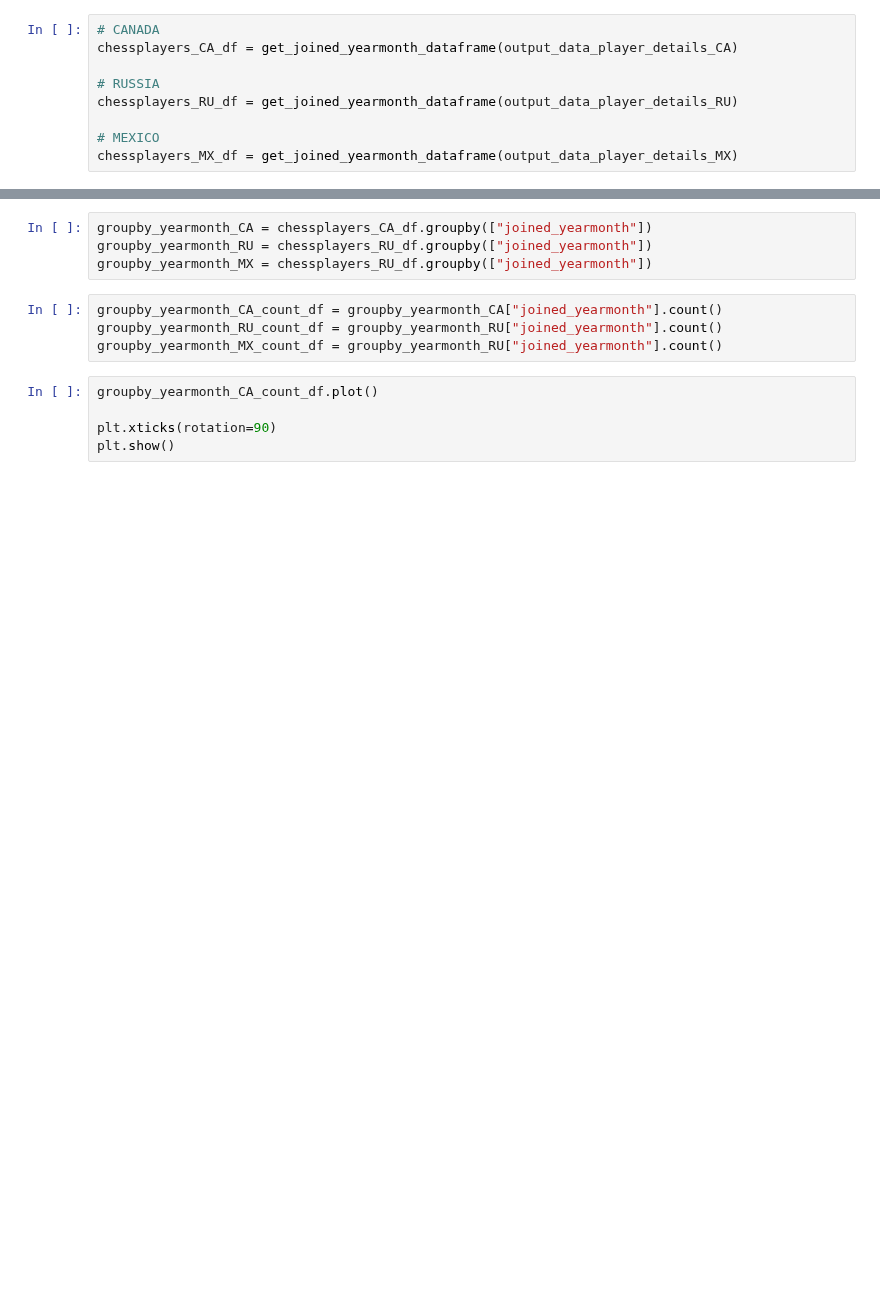
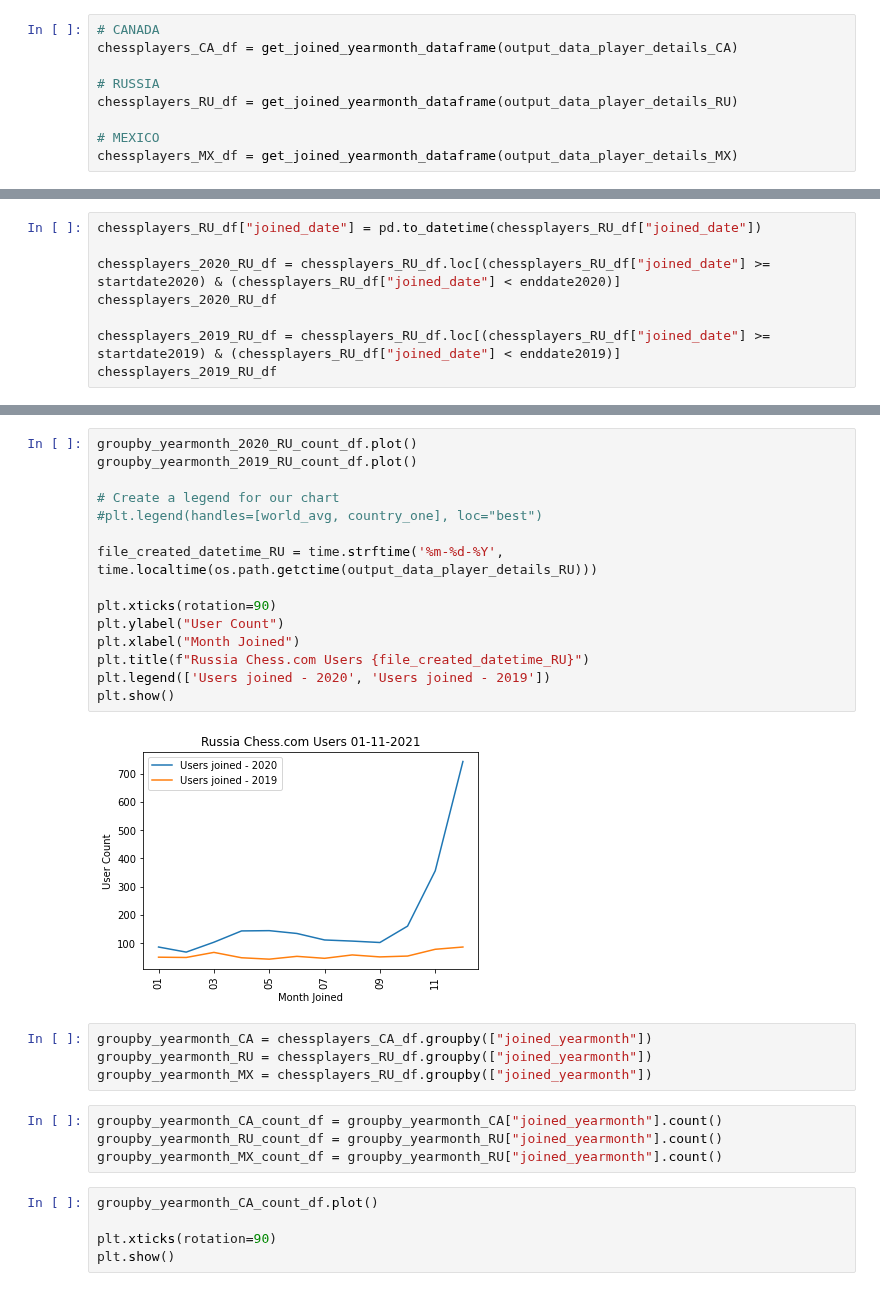
Before and after one commit to melissamonroe/who-plays-chess, a Jupyter notebook: ChessDetailsPy.ipynb, the cells around one changed output, grey strips where cells are left out. Drawn from its saved outputs; the diff is of its cells as text; blank space fills up the shorter version.

```diff
--- a/ChessDetailsPy.ipynb
+++ b/ChessDetailsPy.ipynb
@@ -41,0 +79,8 @@ chessplayers_MX_df = get_joined_yearmonth_dataframe(output_data_player_details_M
+# %%
+chessplayers_RU_df["joined_date"] = pd.to_datetime(chessplayers_RU_df["joined_date"])
+
+chessplayers_2020_RU_df = chessplayers_RU_df.loc[(chessplayers_RU_df["joined_date"] >= startdate2020) & (chessplayers_RU_df["joined_date"] < enddate2020)]
+chessplayers_2020_RU_df
+
+chessplayers_2019_RU_df = chessplayers_RU_df.loc[(chessplayers_RU_df["joined_date"] >= startdate2019) & (chessplayers_RU_df["joined_date"] < enddate2019)]
+chessplayers_2019_RU_df
@@ -42,3 +130,20 @@ chessplayers_MX_df = get_joined_yearmonth_dataframe(output_data_player_details_M
+# %%
+groupby_yearmonth_2020_RU_count_df.plot()
+groupby_yearmonth_2019_RU_count_df.plot()
+
+# Create a legend for our chart
+#plt.legend(handles=[world_avg, country_one], loc="best")
+
+file_created_datetime_RU = time.strftime('%m-%d-%Y', time.localtime(os.path.getctime(output_data_player_details_RU)))
+
+plt.xticks(rotation=90)
+plt.ylabel("User Count")
+plt.xlabel("Month Joined")
+plt.title(f"Russia Chess.com Users {file_created_datetime_RU}")
+plt.legend(['Users joined - 2020', 'Users joined - 2019'])
+plt.show()
+# %% [output]
+[figure, added]
 # %%
 groupby_yearmonth_CA = chessplayers_CA_df.groupby(["joined_yearmonth"])
 groupby_yearmonth_RU = chessplayers_RU_df.groupby(["joined_yearmonth"])
```
Also changed, not shown: parts of 18 cells of this notebook, 1 other file.
